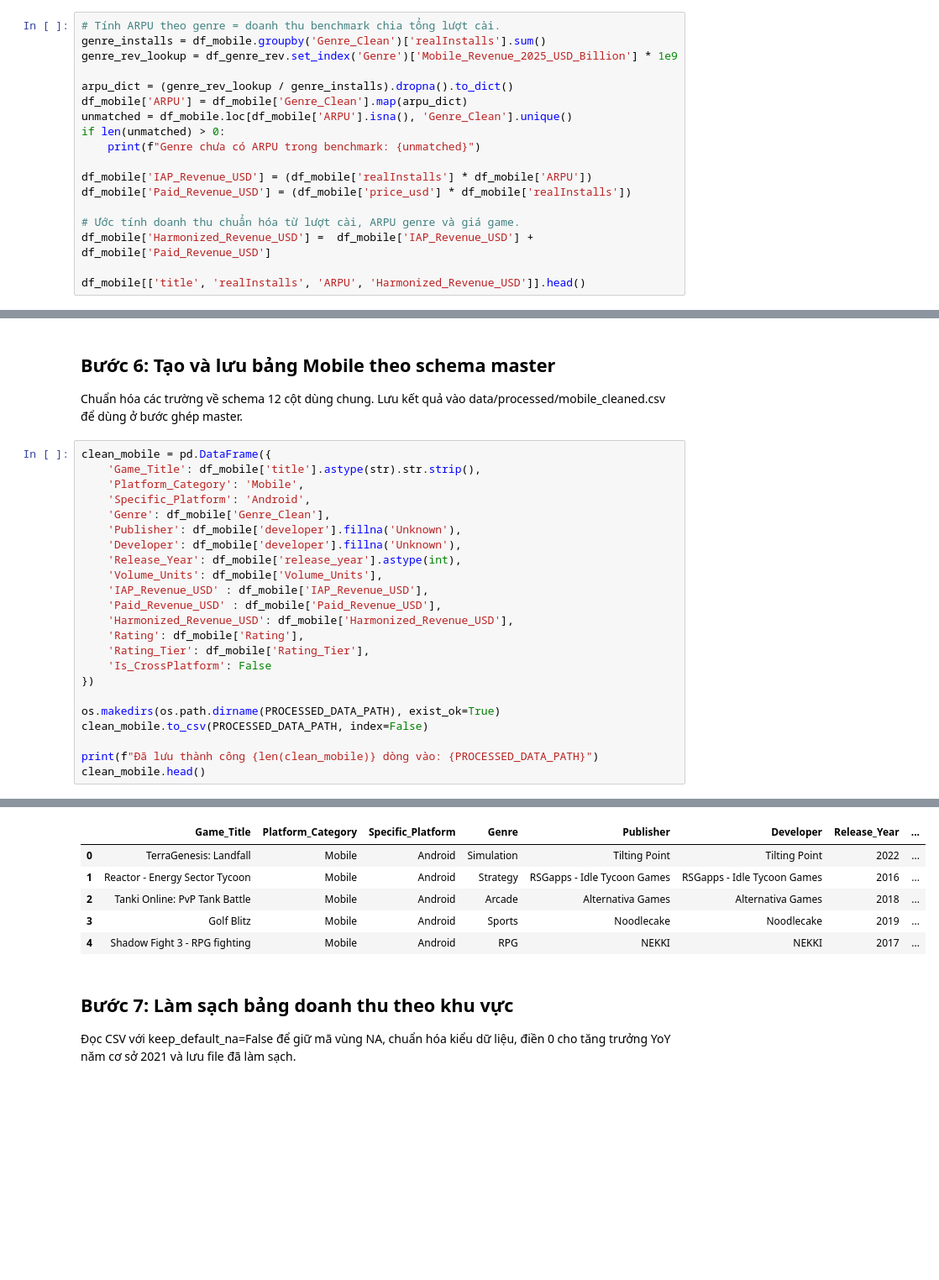
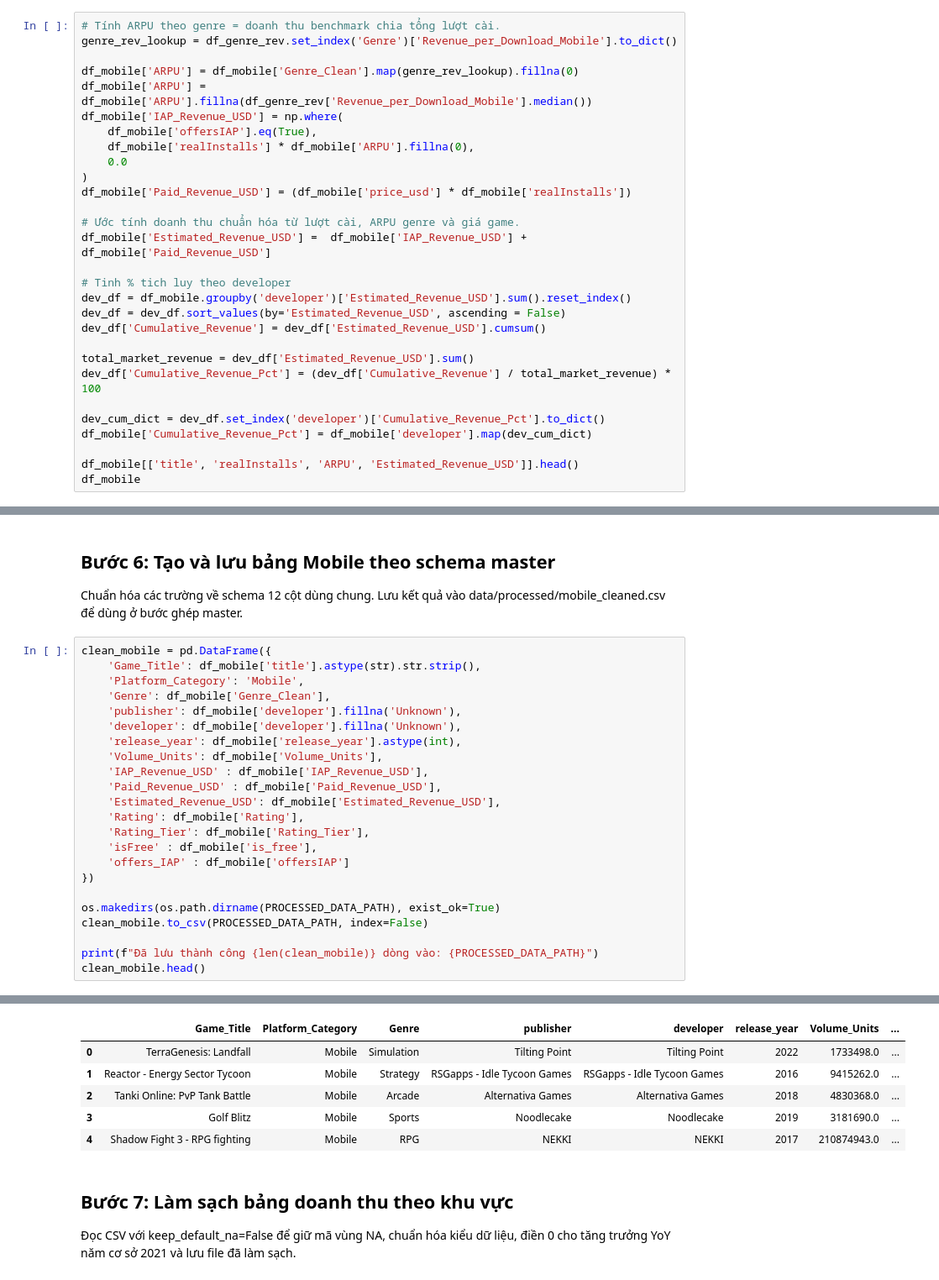
Before and after one commit to hoangle040706/Gaming-Market-Industry-Analytics, a Jupyter notebook: notebooks/etl/03_etl_mobile.ipynb, the cells around one changed output, grey strips where cells are left out. Shown at 84% size. Saved outputs shown, nothing was run; the diff lists cells and outputs as text; blank space fills up the shorter version.

```diff
--- a/notebooks/etl/03_etl_mobile.ipynb
+++ b/notebooks/etl/03_etl_mobile.ipynb
@@ -129,19 +130,30 @@ Tính ARPU theo genre từ doanh thu benchmark năm 2024 và tổng lượt cài
 # %%
 # Tính ARPU theo genre = doanh thu benchmark chia tổng lượt cài.
-genre_installs = df_mobile.groupby('Genre_Clean')['realInstalls'].sum()
-genre_rev_lookup = df_genre_rev.set_index('Genre')['Mobile_Revenue_2025_USD_Billion'] * 1e9
+genre_rev_lookup = df_genre_rev.set_index('Genre')['Revenue_per_Download_Mobile'].to_dict()
 
-arpu_dict = (genre_rev_lookup / genre_installs).dropna().to_dict()
-df_mobile['ARPU'] = df_mobile['Genre_Clean'].map(arpu_dict)
-unmatched = df_mobile.loc[df_mobile['ARPU'].isna(), 'Genre_Clean'].unique()
-if len(unmatched) > 0:
-    print(f"Genre chưa có ARPU trong benchmark: {unmatched}")
-
-df_mobile['IAP_Revenue_USD'] = (df_mobile['realInstalls'] * df_mobile['ARPU'])
+df_mobile['ARPU'] = df_mobile['Genre_Clean'].map(genre_rev_lookup).fillna(0)
+df_mobile['ARPU'] = df_mobile['ARPU'].fillna(df_genre_rev['Revenue_per_Download_Mobile'].median())
+df_mobile['IAP_Revenue_USD'] = np.where(
+    df_mobile['offersIAP'].eq(True),
+    df_mobile['realInstalls'] * df_mobile['ARPU'].fillna(0),
+    0.0
+)
 df_mobile['Paid_Revenue_USD'] = (df_mobile['price_usd'] * df_mobile['realInstalls'])
 
 # Ước tính doanh thu chuẩn hóa từ lượt cài, ARPU genre và giá game.
-df_mobile['Harmonized_Revenue_USD'] =  df_mobile['IAP_Revenue_USD'] + df_mobile['Paid_Revenue_USD']
+df_mobile['Estimated_Revenue_USD'] =  df_mobile['IAP_Revenue_USD'] + df_mobile['Paid_Revenue_USD']
 
-df_mobile[['title', 'realInstalls', 'ARPU', 'Harmonized_Revenue_USD']].head()
+# Tinh % tich luy theo developer
+dev_df = df_mobile.groupby('developer')['Estimated_Revenue_USD'].sum().reset_index()
+dev_df = dev_df.sort_values(by='Estimated_Revenue_USD', ascending = False)
+dev_df['Cumulative_Revenue'] = dev_df['Estimated_Revenue_USD'].cumsum()
+
+total_market_revenue = dev_df['Estimated_Revenue_USD'].sum()
+dev_df['Cumulative_Revenue_Pct'] = (dev_df['Cumulative_Revenue'] / total_market_revenue) * 100
+
+dev_cum_dict = dev_df.set_index('developer')['Cumulative_Revenue_Pct'].to_dict()
+df_mobile['Cumulative_Revenue_Pct'] = df_mobile['developer'].map(dev_cum_dict)
+
+df_mobile[['title', 'realInstalls', 'ARPU', 'Estimated_Revenue_USD']].head()
+df_mobile
 # %% [output]
@@ -159,18 +178,18 @@ Chuẩn hóa các trường về schema 12 cột dùng chung. Lưu kết quả v
 clean_mobile = pd.DataFrame({
     'Game_Title': df_mobile['title'].astype(str).str.strip(),
     'Platform_Category': 'Mobile',
-    'Specific_Platform': 'Android',
     'Genre': df_mobile['Genre_Clean'],
-    'Publisher': df_mobile['developer'].fillna('Unknown'),
-    'Developer': df_mobile['developer'].fillna('Unknown'),
-    'Release_Year': df_mobile['release_year'].astype(int),
+    'publisher': df_mobile['developer'].fillna('Unknown'),
+    'developer': df_mobile['developer'].fillna('Unknown'),
+    'release_year': df_mobile['release_year'].astype(int),
     'Volume_Units': df_mobile['Volume_Units'],
     'IAP_Revenue_USD' : df_mobile['IAP_Revenue_USD'],
     'Paid_Revenue_USD' : df_mobile['Paid_Revenue_USD'],
-    'Harmonized_Revenue_USD': df_mobile['Harmonized_Revenue_USD'],
+    'Estimated_Revenue_USD': df_mobile['Estimated_Revenue_USD'],
     'Rating': df_mobile['Rating'],
     'Rating_Tier': df_mobile['Rating_Tier'],
-    'Is_CrossPlatform': False
+    'isFree' : df_mobile['is_free'],
+    'offers_IAP' : df_mobile['offersIAP']
 })
 
 os.makedirs(os.path.dirname(PROCESSED_DATA_PATH), exist_ok=True)
@@ -183,9 +202,9 @@ clean_mobile.head()
-|  | Game_Title | Platform_Category | Specific_Platform | Genre | Publisher | Developer | Release_Year | ... |
-| 0 | TerraGenesis: Landfall | Mobile | Android | Simulation | Tilting Point | Tilting Point | 2022 | ... |
-| 1 | Reactor - Energy Sector Tycoon | Mobile | Android | Strategy | RSGapps - Idle Tycoon Games | RSGapps - Idle Tycoon Games | 2016 | ... |
-| 2 | Tanki Online: PvP Tank Battle | Mobile | Android | Arcade | Alternativa Games | Alternativa Games | 2018 | ... |
-| 3 | Golf Blitz | Mobile | Android | Sports | Noodlecake | Noodlecake | 2019 | ... |
-| 4 | Shadow Fight 3 - RPG fighting | Mobile | Android | RPG | NEKKI | NEKKI | 2017 | ... |
+|  | Game_Title | Platform_Category | Genre | publisher | developer | release_year | Volume_Units | ... |
+| 0 | TerraGenesis: Landfall | Mobile | Simulation | Tilting Point | Tilting Point | 2022 | 1733498.0 | ... |
+| 1 | Reactor - Energy Sector Tycoon | Mobile | Strategy | RSGapps - Idle Tycoon Games | RSGapps - Idle Tycoon Games | 2016 | 9415262.0 | ... |
+| 2 | Tanki Online: PvP Tank Battle | Mobile | Arcade | Alternativa Games | Alternativa Games | 2018 | 4830368.0 | ... |
+| 3 | Golf Blitz | Mobile | Sports | Noodlecake | Noodlecake | 2019 | 3181690.0 | ... |
+| 4 | Shadow Fight 3 - RPG fighting | Mobile | RPG | NEKKI | NEKKI | 2017 | 210874943.0 | ... |
 # %% [markdown]
 ## Bước 7: Làm sạch bảng doanh thu theo khu vực
 
```
Also changed, not shown: parts of 7 cells of this notebook, 14 other files.
